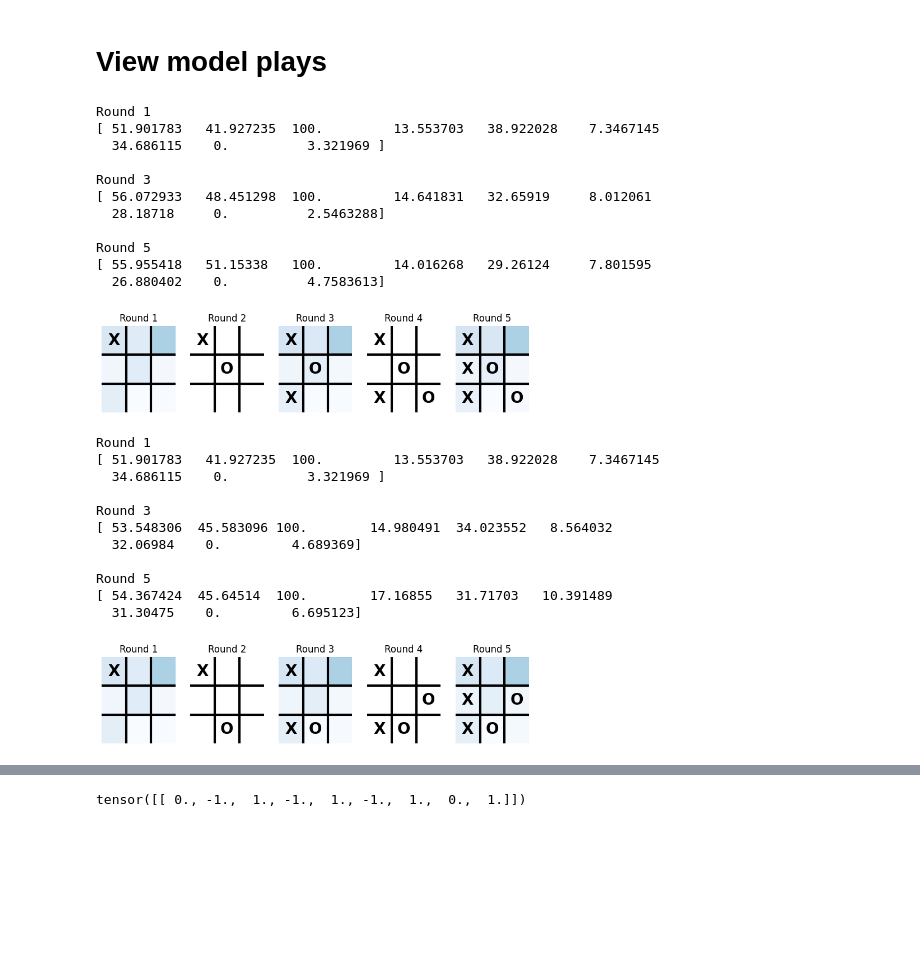
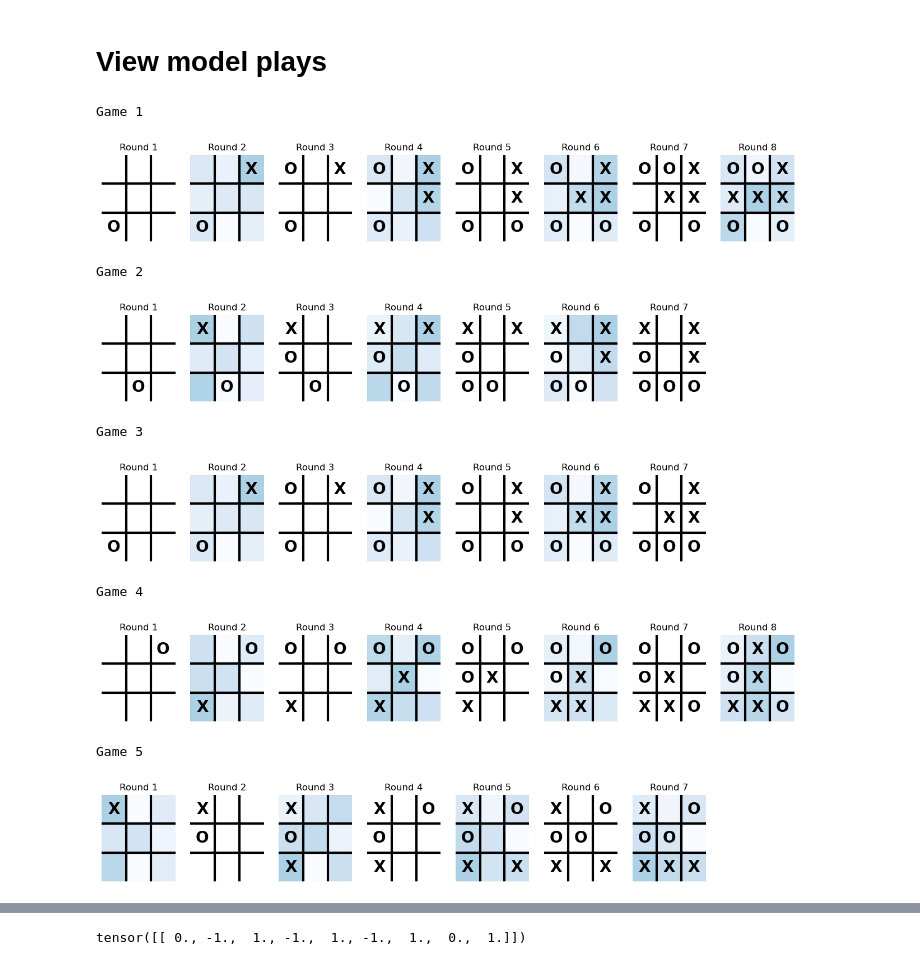
Before and after one commit to Jordanbarker/TicTacToe, a Jupyter notebook: Code new.ipynb, the cells around one changed output, grey strips where cells are left out. Cells and saved outputs as stored; diff of their text form; code cells hidden in the pictures; blank space fills up the shorter version.

```diff
--- a/Code new.ipynb
+++ b/Code new.ipynb
@@ -242,7 +244,7 @@ def plot_durations(show_result=False):
         else:
             display.display(plt.gcf())
 # %%
-num_episodes = 2000
+num_episodes = 20000
 
 for i_episode in range(num_episodes):
 
@@ -319,7 +321,8 @@ def draw_board(axes, board, round, q_values=None):
 
     # Plot each square with color based on Q-value
     if q_values is not None:
-        cmap = cm.get_cmap('Blues')
+        # cmap = cm.get_cmap('Blues')
+        cmap = plt.colormaps['Blues']
         for i in range(3):
             for j in range(3):
                 color = cmap(int(q_values[i * 3 + j]))
@@ -342,60 +345,48 @@ def play_game():
     for round in range(9):
         if players_turn == 1: # Player 1 ("O") chooses randomly
             q_values=None
             action = torch.tensor([[env.get_random_move()]], device=device, dtype=torch.int8)
         else: # Player -1 ("X") is the Q-learner
             observation = torch.tensor(observation, dtype=torch.float32, device=device).unsqueeze(0)
             q_values = policy_net(observation).detach().squeeze()
             q_values = normalize_values(q_values)
             action = select_best_valid_action(observation)
-            print(f"\nRound {round+1}")
+            # print(f"\nRound {round+1}")
             # print(observation)
-            print(q_values)
+            # print(q_values)
             board = np.zeros(3*3)
             board[action] = 1
             #print(f"Best action: {action[0].item()} \n", np.flipud(board.reshape(3,3)))
 
         observation, _, terminated, _, _ = env.step(action.item())
         board = observation.reshape(3,3)
         draw_board(axes, board, round, q_values=q_values)
         if terminated:
             final_round = round
             break
         players_turn *= -1 # Alternate player turns
 
     # If the game ends early, fill the remaining axes
     for round in range(final_round + 1, 9):
         # You can either clear the extra axes
         axes[round].clear()
         axes[round].axis('off')
     plt.show()
 
-play_game()
+for i in range(5):
+    print("Game", i+1)
+    play_game()
+# play_game()
+# play_game()
+# play_game()
 # %% [output]
-Round 1
-[ 51.901783   41.927235  100.         13.553703   38.922028    7.3467145
-  34.686115    0.          3.321969 ]
-
-Round 3
-[ 56.072933   48.451298  100.         14.641831   32.65919     8.012061
-  28.18718     0.          2.5463288]
-
-Round 5
-[ 55.955418   51.15338   100.         14.016268   29.26124     7.801595
-  26.880402    0.          4.7583613]
+Game 1
-[figure, old version]
+[figure, new version]
+Game 2
+[figure, added]
+Game 3
+[figure, added]
+Game 4
+[figure, added]
+Game 5
+[figure, added]
-# %%
-play_game()
-# %% [output]
-Round 1
-[ 51.901783   41.927235  100.         13.553703   38.922028    7.3467145
-  34.686115    0.          3.321969 ]
-
-Round 3
-[ 53.548306  45.583096 100.        14.980491  34.023552   8.564032
-  32.06984    0.         4.689369]
-
-Round 5
-[ 54.367424  45.64514  100.        17.16855   31.71703   10.391489
-  31.30475    0.         6.695123]
-[figure, removed]
```
Also changed, not shown: parts of 5 cells of this notebook, 3 other files.
